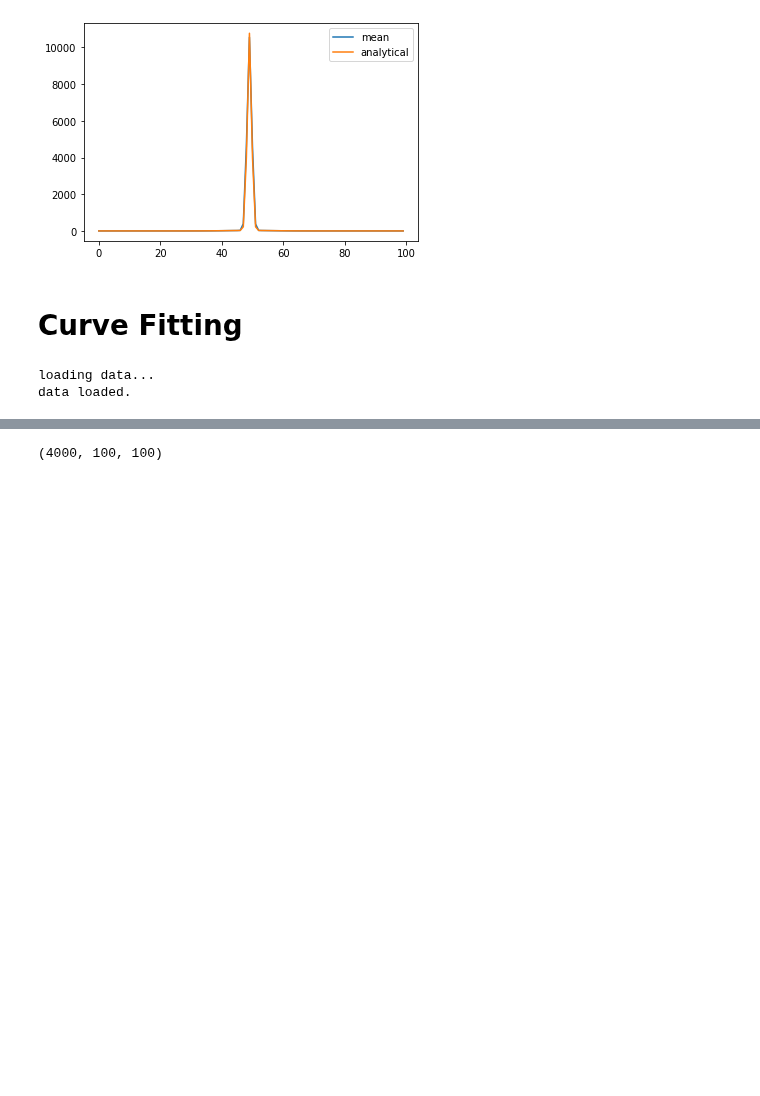
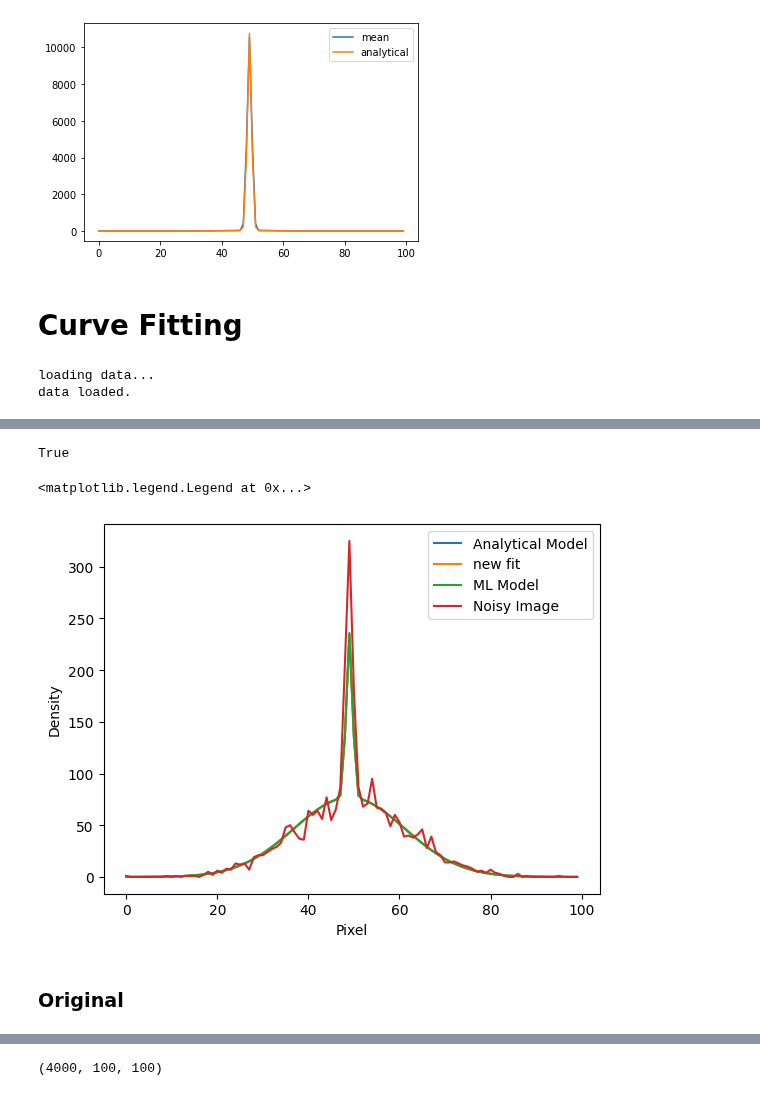
Before and after one commit to alec-gironda/Bose-Einstein-Condensate-NN, a Jupyter notebook: gaussian_fit.ipynb, the cells around one changed output, grey strips where cells are left out. Saved outputs shown, nothing was run; the diff lists cells and outputs as text; code cells hidden in the pictures; blank space fills up the shorter version.

```diff
--- a/gaussian_fit.ipynb
+++ b/gaussian_fit.ipynb
@@ -390,0 +415,17 @@ preds = np.asarray(preds)
+# %%
+x_scaler = MinMaxScaler(feature_range = (0,1))
+x_train = [x_scaler.fit_transform(x_train[i]) for i in range(len(x_train))]
+x_test = [x_scaler.fit_transform(x_test[i]) for i in range(len(x_test))]
+
+#scale labels to be between 0 and 1
+y_scaler = MinMaxScaler(feature_range = (0,1))
+y_train = y_scaler.fit_transform(y_train)
+y_test = y_scaler.fit_transform(y_test)
+
+x_train = np.asarray(x_train)
+x_test = np.asarray(x_test)
+
+y_train = np.asarray(y_train)
+y_test = np.asarray(y_test)
+
+ml_model = tf.keras.models.load_model('../../big_models/BEC_model_conv')
@@ -390,0 +447,41 @@ preds = np.asarray(preds)
+# %%
+#rmse and mae comparisons
+
+ans = []
+
+for i in range(len(full_preds)):
+
+    fit_rmse_for_this_im = mean_squared_error(analytical_eq((x,y),0,0,*full_preds[i][::-1]),tmp_x_test[i].ravel(),squared = False)
+    ml_rmse_for_this_im = mean_squared_error(analytical_eq((x,y),0,0,*ml_preds[i][::-1]),tmp_x_test[i].ravel(),squared = False)
+    analytical_rmse_for_this_im = mean_squared_error(analytical_eq((x,y),0,0,*tmp_y_test[i][::-1]),tmp_x_test[i].ravel(),squared = False)
+
+    fit_mae_for_this_im = mean_absolute_error(analytical_eq((x,y),0,0,*full_preds[i][::-1]),tmp_x_test[i].ravel())
+    ml_mae_for_this_im = mean_absolute_error(analytical_eq((x,y),0,0,*ml_preds[i][::-1]),tmp_x_test[i].ravel())
+    analytical_mae_for_this_im = mean_absolute_error(analytical_eq((x,y),0,0,*tmp_y_test[i][::-1]),tmp_x_test[i].ravel())
+
+    if (fit_rmse_for_this_im < analytical_rmse_for_this_im and fit_mae_for_this_im < analytical_mae_for_this_im) and (fit_rmse_for_this_im < ml_rmse_for_this_im and fit_mae_for_this_im < ml_mae_for_this_im):
+        ans.append(True)
+print(all(ans))
+# %% [output]
+True
+# %%
+#get original curve fitting fit
+
+im_num = 32
+row = 47
+
+og_popt, _ = opt.curve_fit(analytical_eq, (x, y), tmp_x_test[im_num].ravel(), p0=(0,0,50000,175))
+# %%
+plt.plot(np.arange(100),analytical_eq((x,y),0,0,*tmp_y_test[im_num][::-1]).reshape(100,100)[row],label = "Analytical Model")
+# plt.plot(np.arange(100),analytical_eq((x, y), 0,0,*og_popt[2:]).reshape(100,100)[row],label = "old fit")
+plt.plot(np.arange(100),analytical_eq((x,y),0,0,*full_preds[im_num][::-1]).reshape(100,100)[row],label = "new fit")
+plt.plot(np.arange(100),analytical_eq((x,y),0,0,*ml_preds[im_num][::-1]).reshape(100,100)[row],label = "ML Model")
+plt.plot(np.arange(100),tmp_x_test[im_num,row],label = "Noisy Image")
+plt.xlabel("Pixel")
+plt.ylabel("Density")
+plt.legend()
+# %% [output]
+<matplotlib.legend.Legend at 0x...>
+[figure, added]
+# %% [markdown]
+### Original
```
Also changed, not shown: parts of 50 cells of this notebook, 3 other files.
